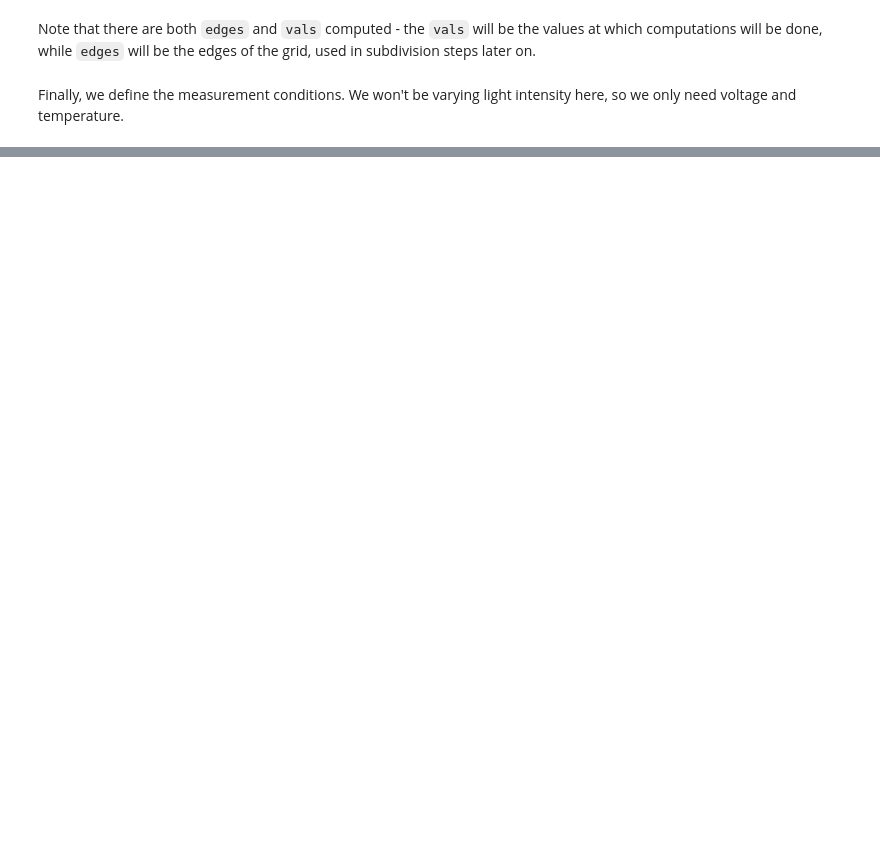
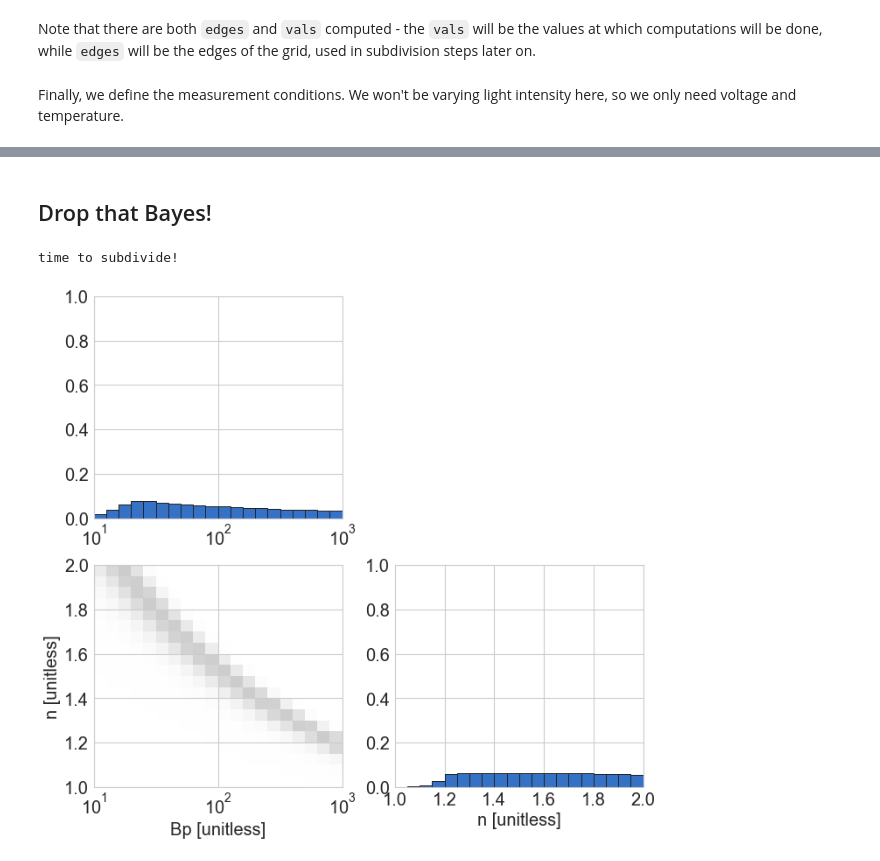
Before and after one commit to PV-Lab/bayesim, a Jupyter notebook: examples/ideal_diode.ipynb, the cells around one changed output, grey strips where cells are left out. Saved outputs shown, nothing was run; the diff lists cells and outputs as text; code cells hidden in the pictures; blank space fills up the shorter version.

```diff
--- a/examples/ideal_diode.ipynb
+++ b/examples/ideal_diode.ipynb
@@ -18,7 +23,7 @@ First, we list our fitting parameters. We'll space $J_0$ logarithmically and $n$
 # %%
-pl = byp.param_list()
-pl.add_fit_param(name='J0',val_range=[1e-12,1e-7],length=20,spacing='log',units='mA/cm^2')
-pl.add_fit_param(name='n',val_range=[1,2])
+fp = byp.param_list()
+fp.add_fit_param(name='Bp',val_range=[10,1000],spacing='log',length=20,units='arb.')
+fp.add_fit_param(name='n',val_range=[1,2],length=20)
 # %% [markdown]
 We can inspect the `param_list` object and see what kind of information is inside...
 # %%
@@ -47,3 +52,5 @@ Note that there are both `edges` and `vals` computed - the `vals` will be the va
 Finally, we define the measurement conditions. We won't be varying light intensity here, so we only need voltage and temperature.
 # %%
 ec = ['V','T']
+# %%
+m = bym.model(fp,ec,'J')
@@ -97,0 +133,10 @@ print(dd.io.load('obs_data.h5')['data'])
+# %% [markdown]
+## Drop that Bayes!
+# %%
+m.run()
+# %% [output]
+time to subdivide!
+# %%
+m.probs.visualize()
+# %% [output]
+[figure, added]
```
Also changed, not shown: parts of 18 cells of this notebook, 3 other files.
